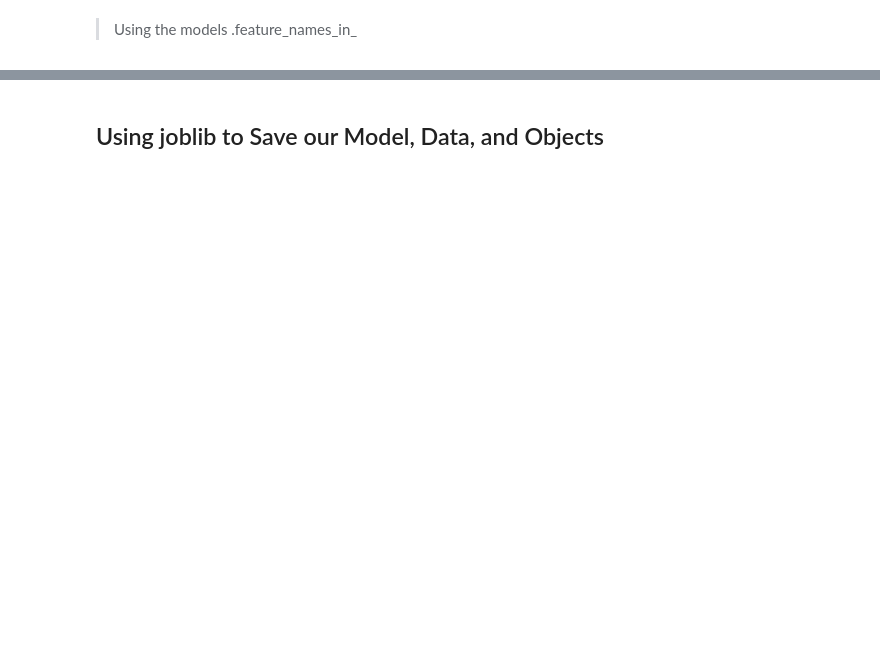
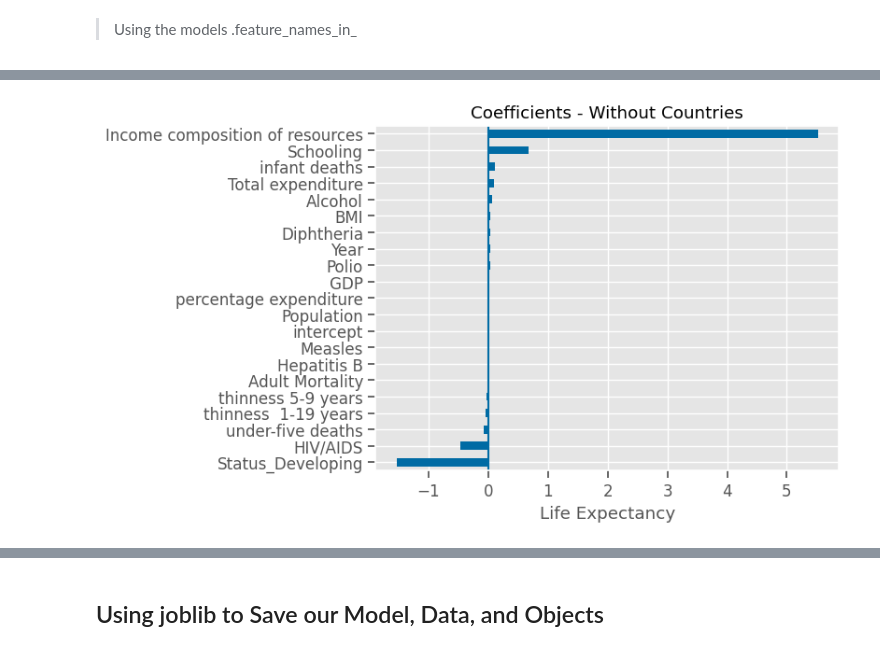
Before and after one commit to patelmedha/data-viz-wk17-codealongs-life-expectancy, a Jupyter notebook: Wk1-L01-CodeAlong-Life Expectancy.ipynb, the cells around one changed output, grey strips where cells are left out. Saved outputs shown, nothing was run; the diff lists cells and outputs as text; code cells hidden in the pictures; blank space fills up the shorter version.

```diff
--- a/Wk1-L01-CodeAlong-Life Expectancy.ipynb
+++ b/Wk1-L01-CodeAlong-Life Expectancy.ipynb
@@ -397,5 +706,10 @@ importances
 # %%
-ax = importances.sort_values().tail(20).plot(kind='barh')#,figsize=(6,4))
-ax.axvline(0, color='k')
-ax.set(title='Feature Importance - Decision Tree Regressor',ylabel="Feature Name",
-      xlabel='Importance');
+coeffs_dropped = get_coefficients(lin_reg_drop)
+coeffs_dropped = get_coefficients(lin_reg_drop)
+
+
+ax = coeffs_dropped.sort_values().plot(kind='barh')#, figsize=(8,26))
+ax.axvline(0)
+ax.set(xlabel='Life Expectancy', title="Coefficients - Without Countries");
+# %% [output]
+[figure, added]
```
Also changed, not shown: parts of 57 cells of this notebook, 1 other file.
